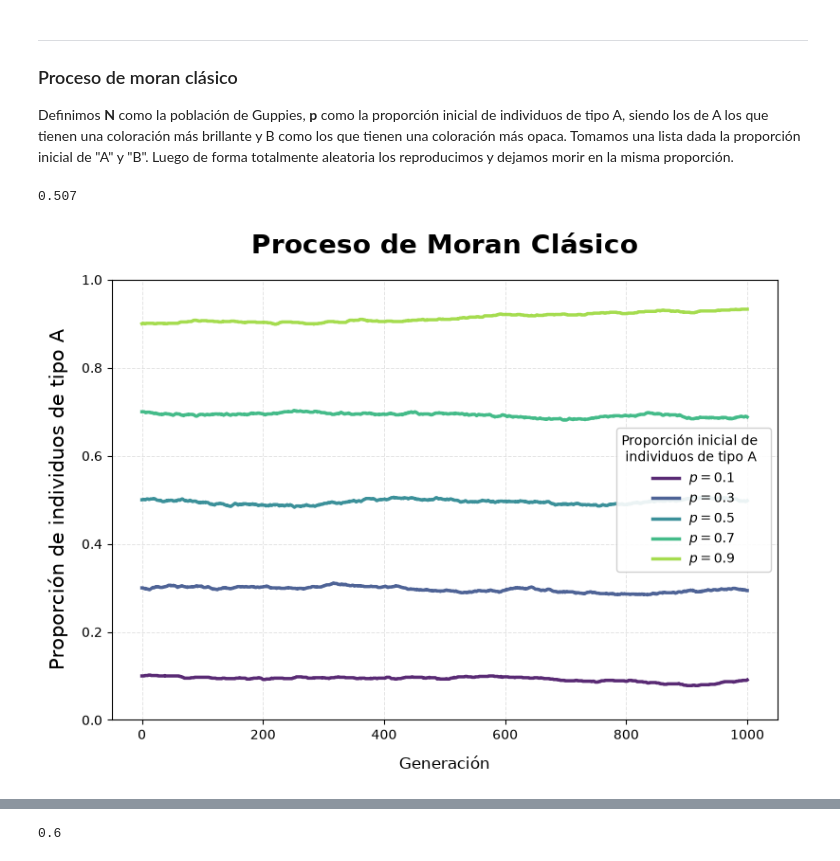
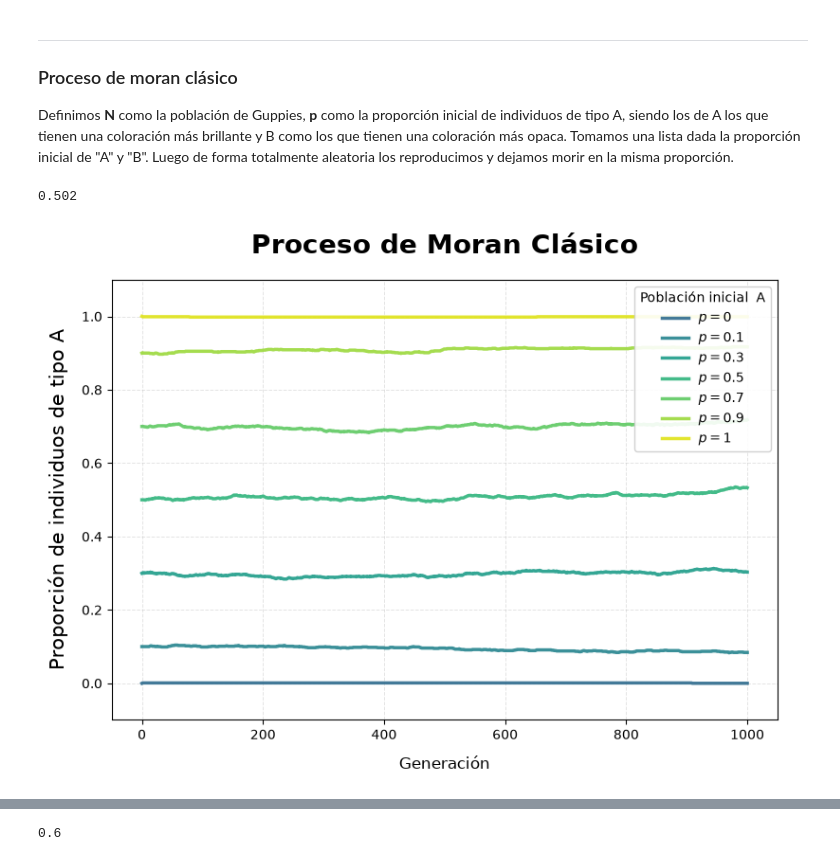
Before and after one commit to ValentinaBustos2025/Proyecto-Final, a Jupyter notebook: Simulación/Proceso Moran incial.ipynb, the cells around one changed output, grey strips where cells are left out. Cells and saved outputs as stored; diff of their text form; code cells hidden in the pictures.

```diff
--- a/Simulación/Proceso Moran incial.ipynb
+++ b/Simulación/Proceso Moran incial.ipynb
@@ -19,3 +18,5 @@ s_a = 0.8; s_b = 0.03; d_a = 0.107; d_b = 0.023 # Valores NO arbitrarios sacados
+# %%
+colors = plt.cm.viridis([ 0.35, 0.45, 0.55, 0.65, 0.75, 0.85,0.95])
 # %% [markdown]
 ---
 
@@ -28,7 +29,12 @@ def moranProcess(N, p, T):
     Simula un proceso de Moran para una población de tamaño N, con una proporción inicial p de individuos de tipo A y T generaciones.
     Devuelve la proporción final de individuos de tipo A después de T generaciones.
     """
-    population = ['A'] * int(p * N) + ['B'] * int((1 - p) * N)
+    if p == 0 :
+        population = ['B'] * (N-1) + ['A']
+    elif p == 1 :
+        population = ['A'] * (N-1) + ['B']
+    else:
+        population = ['A'] * int(p * N) + ['B'] * int((1 - p) * N)
     history = [p]
     for _ in range(T):
         to_die = random.randrange(len(population))
@@ -39,35 +45,35 @@ def moranProcess(N, p, T):
 
 moranProcess(N=1000, p=0.5, T= 1000)[1]
 # %% [output]
-0.507
+0.502
 # %%
 fig, ax = plt.subplots(figsize=(8, 6))
 
-p = [0.1, 0.3, 0.5, 0.7, 0.9]
+p = [0,0.1,0.3,0.5,0.7,0.9,1]
 for prop, color in zip(p, colors):
     generaciones = moranProcess(N=1000, p=prop, T=1000)[0]
     ax.plot( generaciones, label=fr'$p = {prop}$', color=color, linewidth=2.5, alpha=0.9)
 
 ax.set_xlabel('Generación', fontsize=12, labelpad=10)
 ax.set_ylabel('Proporción de individuos de tipo A', fontsize=15, labelpad=10)
 ax.set_title( 'Proceso de Moran Clásico', fontsize=20, fontweight='bold', pad=20)
-ax.set_ylim(0, 1)
+ax.set_ylim(-0.1, 1.1)
 ax.grid( True, linestyle='--', linewidth=0.7, alpha=0.35)
 ax.tick_params(axis='both', labelsize=10)
 ax.legend(
-    title='Proporción inicial de  \n individuos de tipo A',
+    title='Población inicial  A',
     fontsize=10,
     title_fontsize=10,
     loc='best',
     frameon=True,
     fancybox=True,
     framealpha=0.9
 )
 
 
 plt.tight_layout()
-plt.savefig('../Gráficas/Proceso_Moran_Clasico.png')
+plt.savefig('../Gráficas/PM_Clasico.png')
 plt.show()
 # %% [output]
-[figure, old version]
+[figure, new version]
 # %% [markdown]
```
Also changed, not shown: parts of 22 cells of this notebook.
